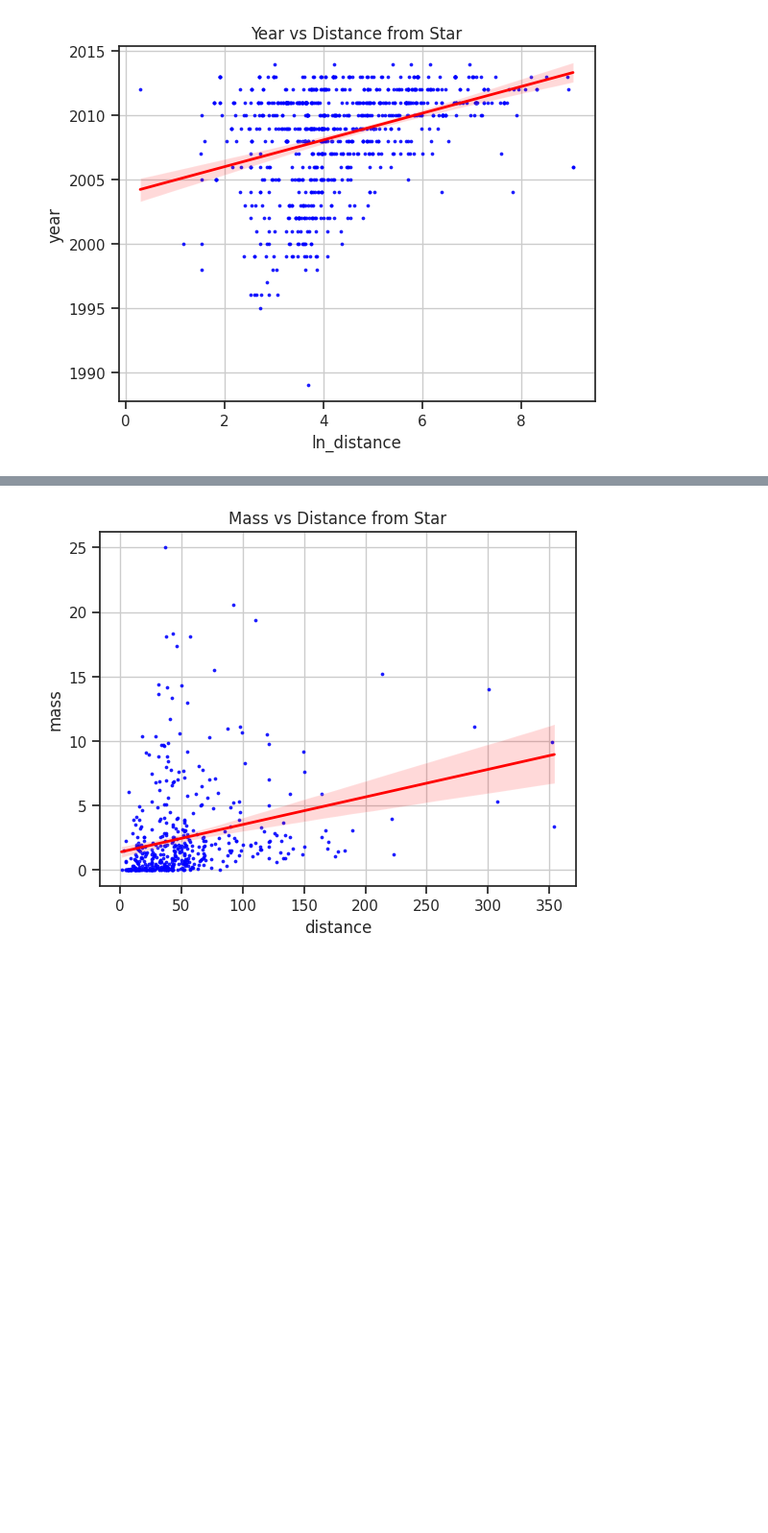
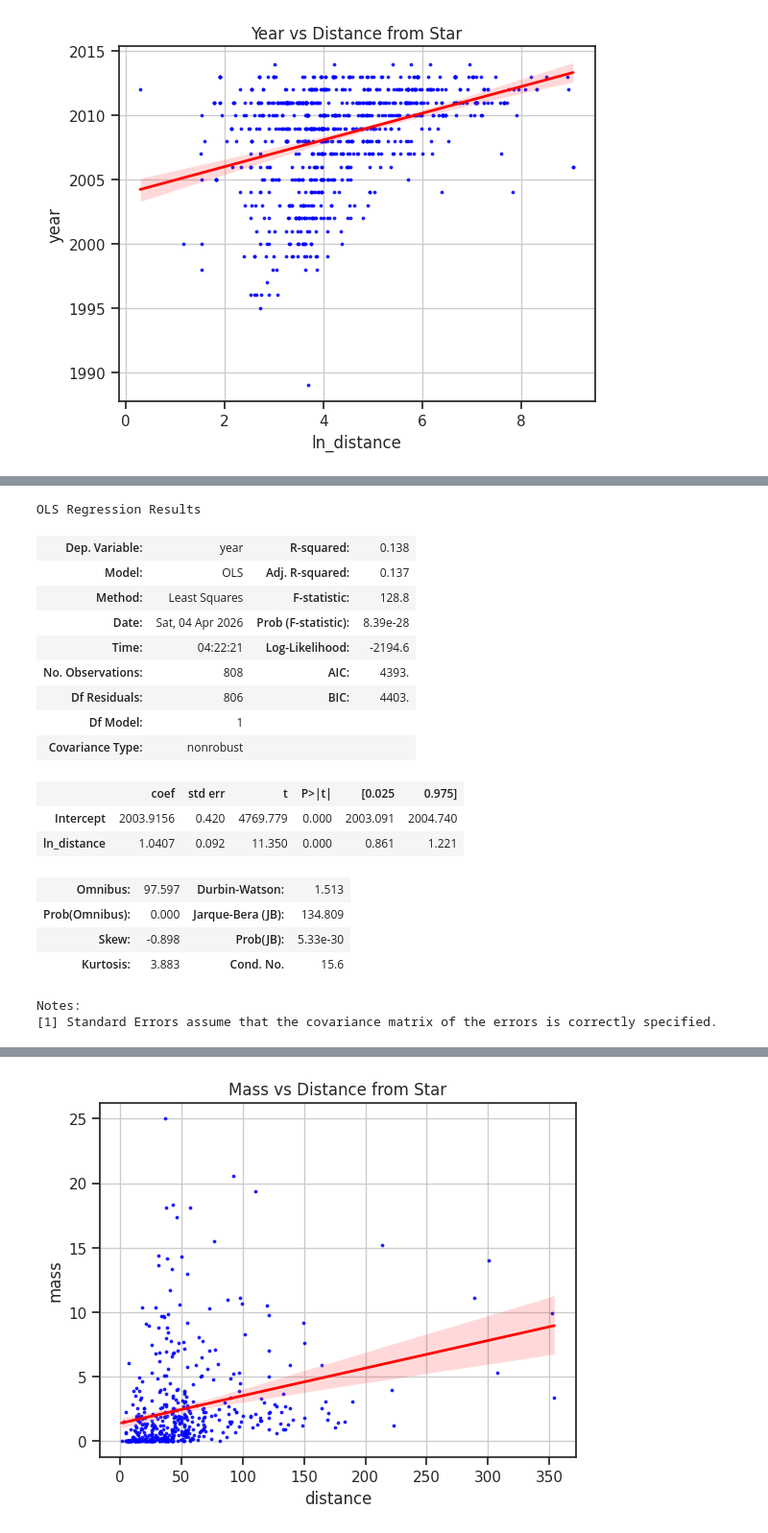
Before and after one commit to Alissa-Ouspen/data201_alissa, a Jupyter notebook: week8/OUSPENSKAIA_Project1_Week8.ipynb, the cells around one changed output, grey strips where cells are left out. Shown at 96% size. Saved outputs shown, nothing was run; the diff lists cells and outputs as text; code cells hidden in the pictures; blank space fills up the shorter version.

```diff
--- a/week8/OUSPENSKAIA_Project1_Week8.ipynb
+++ b/week8/OUSPENSKAIA_Project1_Week8.ipynb
@@ -534,0 +583,27 @@ plt.show()
+# %%
+# year vs ln(distance)
+
+reg_year_distance = smf.ols(
+    "year ~  ln_distance", data = planets).fit()
+
+reg_year_distance.summary()
+# %% [output]
+OLS Regression Results
+| Dep. Variable: | year | R-squared: | 0.138 |
+| Model: | OLS | Adj. R-squared: | 0.137 |
+| Method: | Least Squares | F-statistic: | 128.8 |
+| Date: | Sat, 04 Apr 2026 | Prob (F-statistic): | 8.39e-28 |
+| Time: | 04:22:21 | Log-Likelihood: | -2194.6 |
+| No. Observations: | 808 | AIC: | 4393. |
+| Df Residuals: | 806 | BIC: | 4403. |
+| Df Model: | 1 |  |  |
+| Covariance Type: | nonrobust |  |  |
+|  | coef | std err | t | P>|t| | [0.025 | 0.975] |
+| Intercept | 2003.9156 | 0.420 | 4769.779 | 0.000 | 2003.091 | 2004.740 |
+| ln_distance | 1.0407 | 0.092 | 11.350 | 0.000 | 0.861 | 1.221 |
+| Omnibus: | 97.597 | Durbin-Watson: | 1.513 |
+| Prob(Omnibus): | 0.000 | Jarque-Bera (JB): | 134.809 |
+| Skew: | -0.898 | Prob(JB): | 5.33e-30 |
+| Kurtosis: | 3.883 | Cond. No. | 15.6 |
+Notes:
+[1] Standard Errors assume that the covariance matrix of the errors is correctly specified.
```
Also changed, not shown: parts of 13 cells of this notebook.
